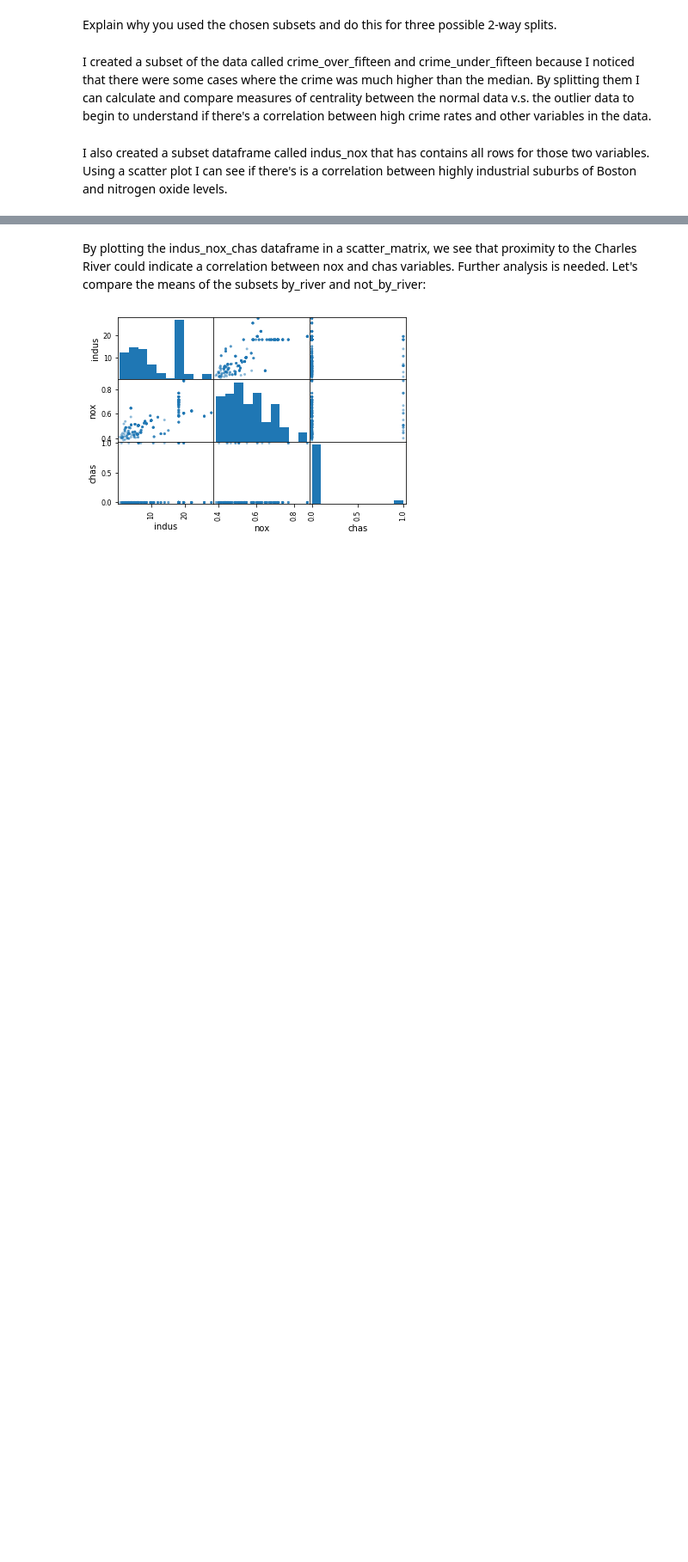
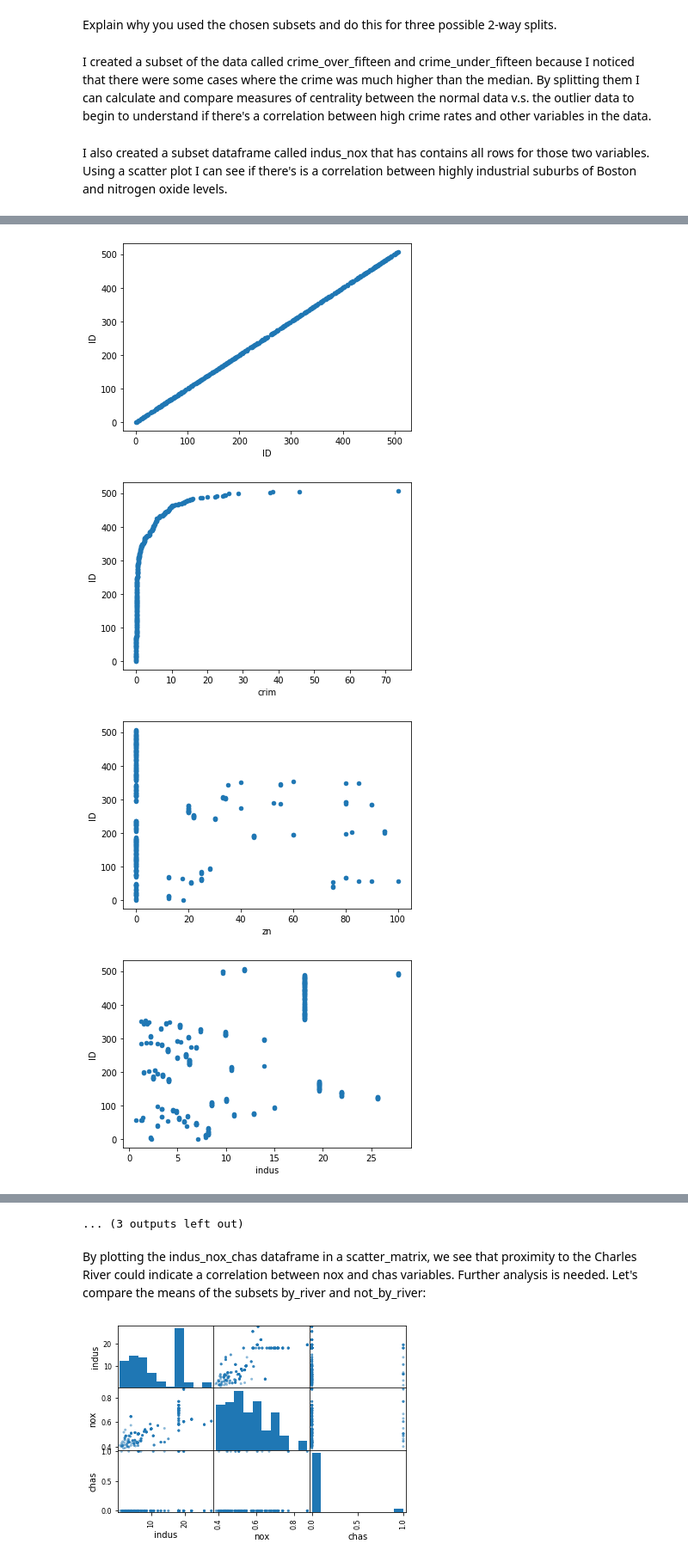
Before and after one commit to benratkin/flatiron, a Jupyter notebook: section_4/dsc-project-eda-with-pandas-onl01-dtsc-ft-012120/index.ipynb, the cells around one changed output, grey strips where cells are left out. Shown at 86% size. Drawn from its saved outputs; the diff is of its cells as text; code cells hidden in the pictures; blank space fills up the shorter version.

```diff
--- a/section_4/dsc-project-eda-with-pandas-onl01-dtsc-ft-012120/index.ipynb
+++ b/section_4/dsc-project-eda-with-pandas-onl01-dtsc-ft-012120/index.ipynb
@@ -286,0 +312,9 @@ I also created a subset dataframe called indus_nox that has contains all rows fo
+# %%
+for column in df.columns:
+    for i, column_2 in enumerate(df.columns):
+        df.plot.scatter(column, column_2)
+# %% [output]
+[figure, added]
+[figure, added]
+[figure, added]
+[figure, added]
@@ -287,3 +329,4 @@ I also created a subset dataframe called indus_nox that has contains all rows fo
+... (3 outputs left out)
 # %% [markdown]
 By plotting the indus_nox_chas dataframe in a scatter_matrix, we see that proximity to the Charles River could indicate a correlation between nox and chas variables. Further analysis is needed. Let's compare the means of the subsets by_river and not_by_river:
 # %%
```
Also changed, not shown: parts of 8 cells of this notebook, 12 other files.
